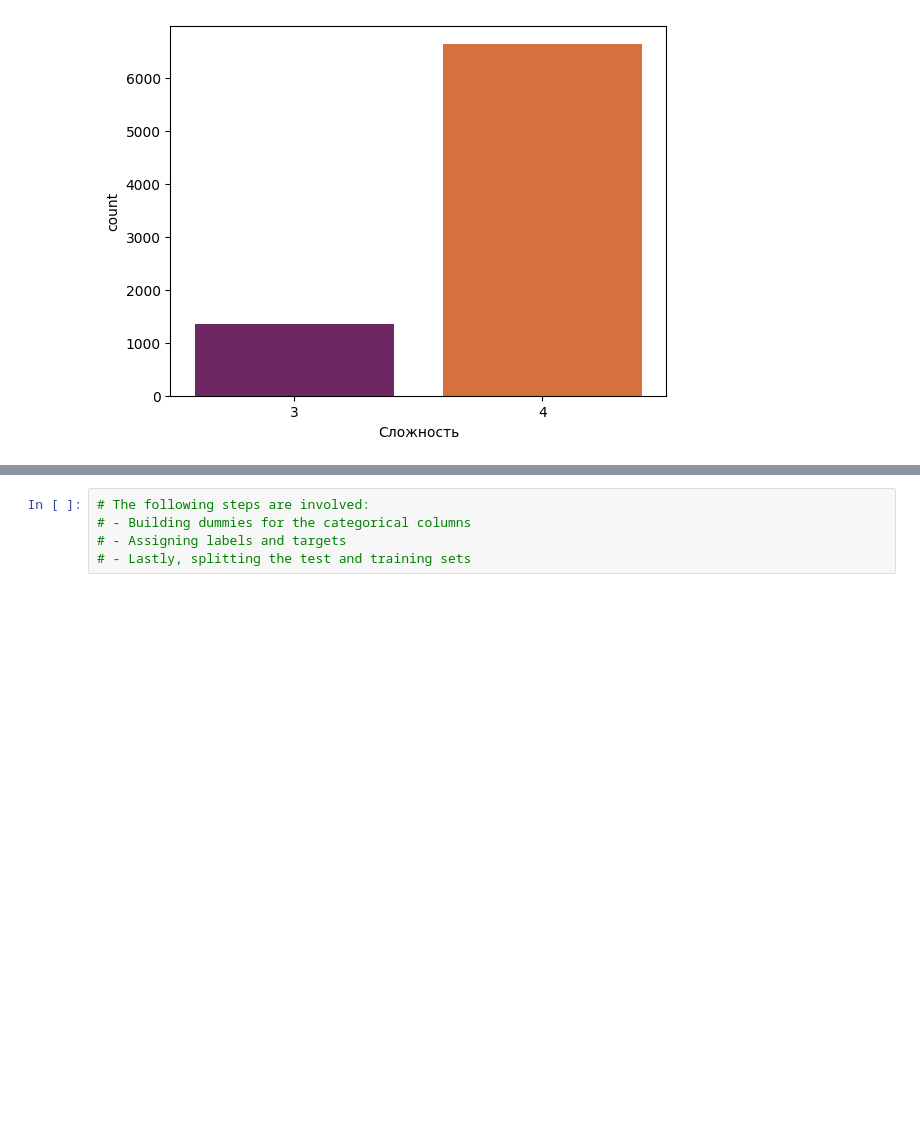
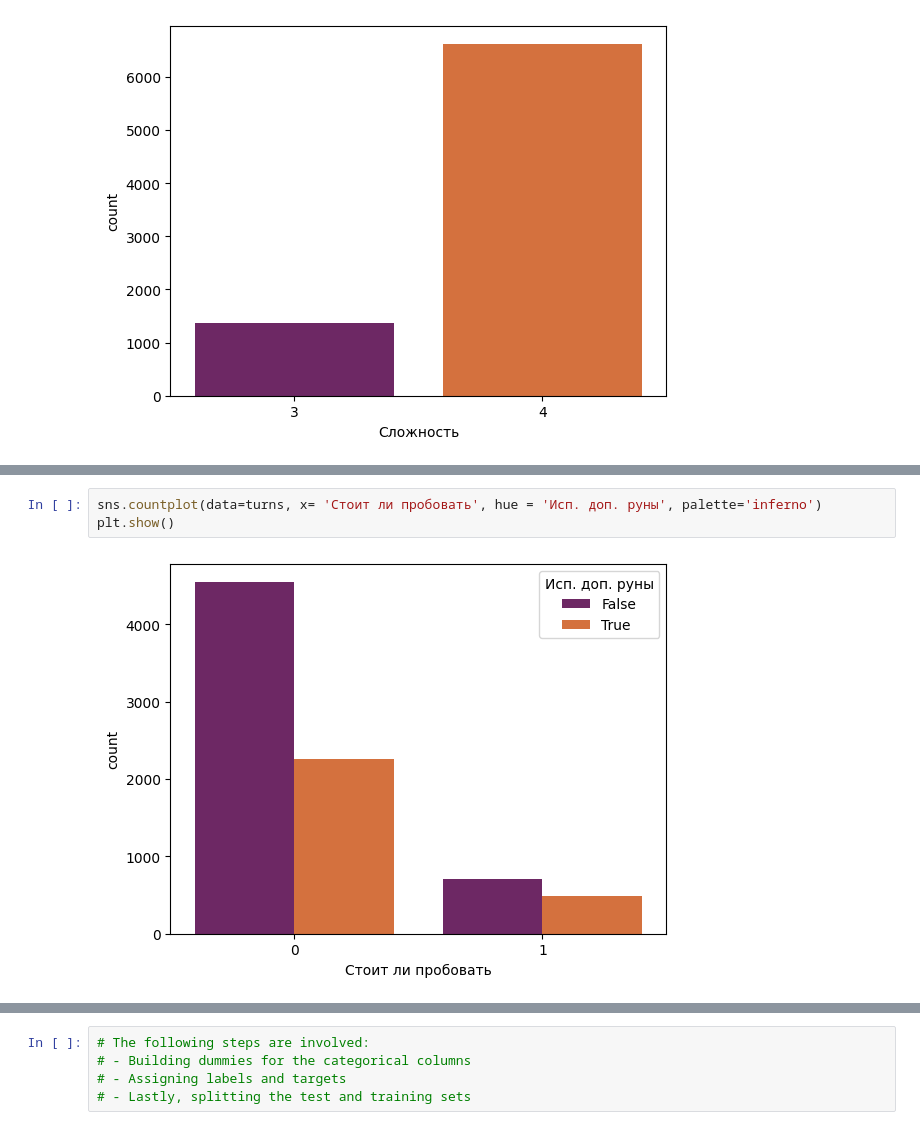
Before and after one commit to Marie-R-Kot/adventure_road_game, a Jupyter notebook: model_choice.ipynb, the cells around one changed output, grey strips where cells are left out. Drawn from its saved outputs; the diff is of its cells as text; blank space fills up the shorter version.

```diff
--- a/model_choice.ipynb
+++ b/model_choice.ipynb
@@ -164,0 +176,5 @@ plt.show()
+# %%
+sns.countplot(data=turns, x= 'Стоит ли пробовать', hue = 'Исп. доп. руны', palette='inferno')
+plt.show()
+# %% [output]
+[figure, added]
```
Also changed, not shown: parts of 34 cells of this notebook, 15 other files.
